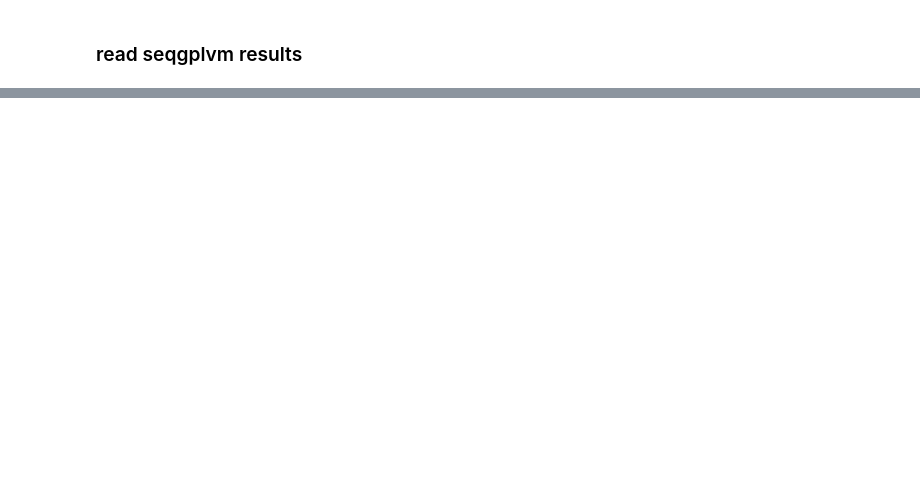
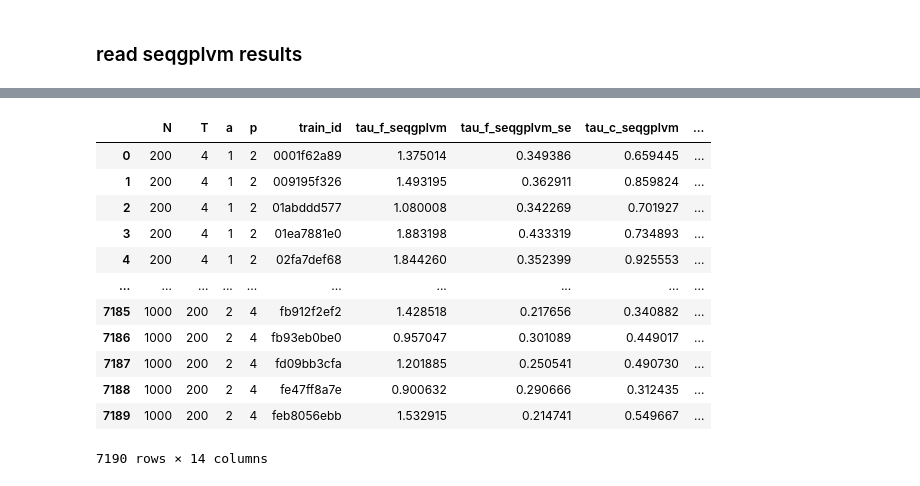
Before and after one commit to Ali-Setareh/SeqGPLVM_FEMSM, a Jupyter notebook: notebooks/fe_msm_results.ipynb, the cells around one changed output, grey strips where cells are left out. Saved outputs shown, nothing was run; the diff lists cells and outputs as text; code cells hidden in the pictures; blank space fills up the shorter version.

```diff
--- a/notebooks/fe_msm_results.ipynb
+++ b/notebooks/fe_msm_results.ipynb
@@ -317,0 +571,16 @@ N
+# %%
+df_seqgplvm_results
+# %% [output]
+|  | N | T | a | p | train_id | tau_f_seqgplvm | tau_f_seqgplvm_se | tau_c_seqgplvm | ... |
+| 0 | 200 | 4 | 1 | 2 | 0001f62a89 | 1.375014 | 0.349386 | 0.659445 | ... |
+| 1 | 200 | 4 | 1 | 2 | 009195f326 | 1.493195 | 0.362911 | 0.859824 | ... |
+| 2 | 200 | 4 | 1 | 2 | 01abddd577 | 1.080008 | 0.342269 | 0.701927 | ... |
+| 3 | 200 | 4 | 1 | 2 | 01ea7881e0 | 1.883198 | 0.433319 | 0.734893 | ... |
+| 4 | 200 | 4 | 1 | 2 | 02fa7def68 | 1.844260 | 0.352399 | 0.925553 | ... |
+| ... | ... | ... | ... | ... | ... | ... | ... | ... | ... |
+| 7185 | 1000 | 200 | 2 | 4 | fb912f2ef2 | 1.428518 | 0.217656 | 0.340882 | ... |
+| 7186 | 1000 | 200 | 2 | 4 | fb93eb0be0 | 0.957047 | 0.301089 | 0.449017 | ... |
+| 7187 | 1000 | 200 | 2 | 4 | fd09bb3cfa | 1.201885 | 0.250541 | 0.490730 | ... |
+| 7188 | 1000 | 200 | 2 | 4 | fe47ff8a7e | 0.900632 | 0.290666 | 0.312435 | ... |
+| 7189 | 1000 | 200 | 2 | 4 | feb8056ebb | 1.532915 | 0.214741 | 0.549667 | ... |
+7190 rows × 14 columns
```
Also changed, not shown: parts of 13 cells of this notebook, 4 other files.
